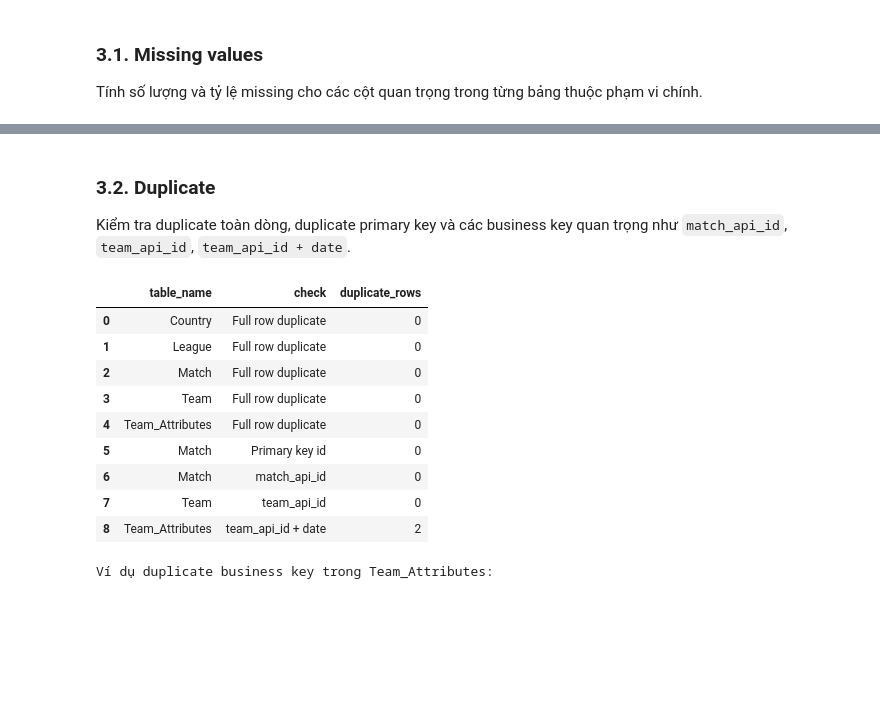
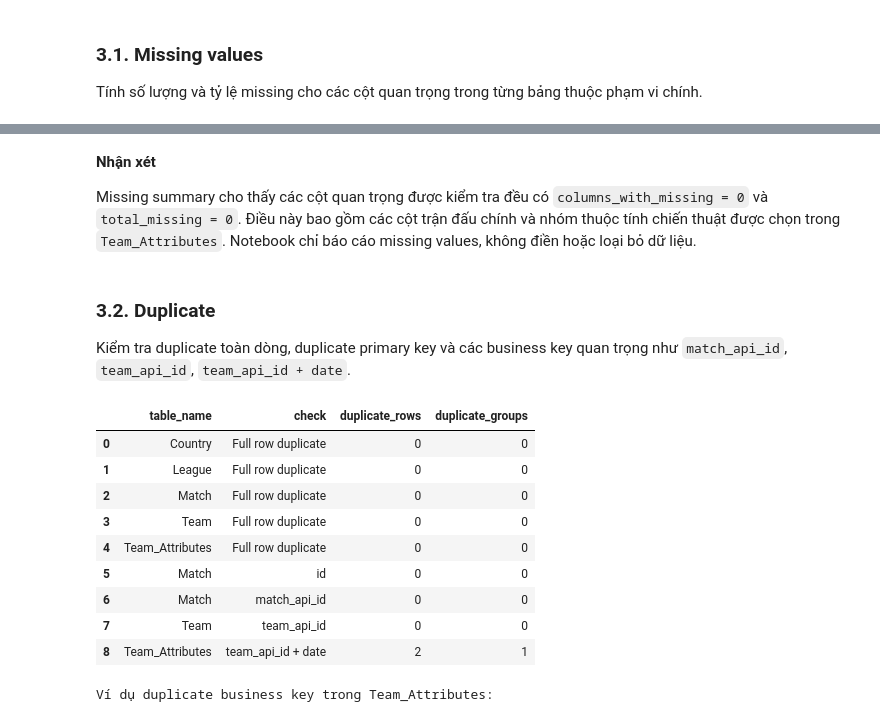
Before and after one commit to TruongQuangPhat/european-soccer-dashboard, a Jupyter notebook: notebooks/data_exploration.ipynb, the cells around one changed output, grey strips where cells are left out. Cells and saved outputs as stored; diff of their text form; code cells hidden in the pictures; blank space fills up the shorter version.

```diff
--- a/notebooks/data_exploration.ipynb
+++ b/notebooks/data_exploration.ipynb
@@ -56,11 +79,12 @@ shape_summary = pd.DataFrame([
     {"table_name": table_name, "row_count": df.shape[0], "column_count": df.shape[1]}
     for table_name, df in dataframes.items()
 ])
+
 display(shape_summary)
-
-for table_name, df in dataframes.items():
-    print(f"\nPreview: {table_name}")
-    display(df.head())
+print("Match preview:")
+display(match.head())
+print("\nTeam_Attributes preview:")
+display(team_attributes.head())
 # %% [output]
 |  | table_name | row_count | column_count |
 | 0 | Country | 11 | 2 |
@@ -399,35 +382,52 @@ Các cột quan trọng của `Match` như league, season, date, đội nhà/đ
+# %% [markdown]
+**Nhận xét**
+
+Missing summary cho thấy các cột quan trọng được kiểm tra đều có `columns_with_missing = 0` và `total_missing = 0`. Điều này bao gồm các cột trận đấu chính và nhóm thuộc tính chiến thuật được chọn trong `Team_Attributes`. Notebook chỉ báo cáo missing values, không điền hoặc loại bỏ dữ liệu.
 # %% [markdown]
 ### 3.2. Duplicate
 
 Kiểm tra duplicate toàn dòng, duplicate primary key và các business key quan trọng như `match_api_id`, `team_api_id`, `team_api_id + date`.
 # %%
-def duplicate_count(df: pd.DataFrame, subset: list[str] | None = None) -> int:
-    return int(df.duplicated(subset=subset, keep=False).sum())
+def full_row_duplicate_count(dataframe: pd.DataFrame) -> int:
+    return int(dataframe.duplicated(keep=False).sum())
 
-duplicate_report = pd.DataFrame([
-    {"table_name": "Country", "check": "Full row duplicate", "duplicate_rows": duplicate_count(country)},
-    {"table_name": "League", "check": "Full row duplicate", "duplicate_rows": duplicate_count(league)},
-    {"table_name": "Match", "check": "Full row duplicate", "duplicate_rows": duplicate_count(match)},
-    {"table_name": "Team", "check": "Full row duplicate", "duplicate_rows": duplicate_count(team)},
-    {"table_name": "Team_Attributes", "check": "Full row duplicate", "duplicate_rows": duplicate_count(team_attributes)},
-    {"table_name": "Match", "check": "Primary key id", "duplicate_rows": duplicate_count(match, ["id"])},
-    {"table_name": "Match", "check": "match_api_id", "duplicate_rows": duplicate_count(match, ["match_api_id"])},
-    {"table_name": "Team", "check": "team_api_id", "duplicate_rows": duplicate_count(team, ["team_api_id"])},
-    {"table_name": "Team_Attributes", "check": "team_api_id + date", "duplicate_rows": duplicate_count(team_attributes, ["team_api_id", "date"])},
-])
 
+duplicate_checks = [
+    {"table_name": "Country", "check": "Full row duplicate", "duplicate_rows": full_row_duplicate_count(country), "duplicate_groups": 0},
+    {"table_name": "League", "check": "Full row duplicate", "duplicate_rows": full_row_duplicate_count(league), "duplicate_groups": 0},
+    {"table_name": "Match", "check": "Full row duplicate", "duplicate_rows": full_row_duplicate_count(match), "duplicate_groups": 0},
+    {"table_name": "Team", "check": "Full row duplicate", "duplicate_rows": full_row_duplicate_count(team), "duplicate_groups": 0},
+    {"table_name": "Team_Attributes", "check": "Full row duplicate", "duplicate_rows": full_row_duplicate_count(team_attributes), "duplicate_groups": 0},
+]
+for table_name, df, key_columns in [
+    ("Match", match, ["id"]),
+    ("Match", match, ["match_api_id"]),
+    ("Team", team, ["team_api_id"]),
+    ("Team_Attributes", team_attributes, ["team_api_id", "date"]),
+]:
+    duplicate_checks.append(
+        {
+            "table_name": table_name,
+            "check": " + ".join(key_columns),
+            **summarize_duplicate_key(df, key_columns),
+        }
+    )
+
+duplicate_report = pd.DataFrame(duplicate_checks)[
+    ["table_name", "check", "duplicate_rows", "duplicate_groups"]
+]
 display(duplicate_report)
 # %% [output]
-|  | table_name | check | duplicate_rows |
-| 0 | Country | Full row duplicate | 0 |
-| 1 | League | Full row duplicate | 0 |
-| 2 | Match | Full row duplicate | 0 |
-| 3 | Team | Full row duplicate | 0 |
-| 4 | Team_Attributes | Full row duplicate | 0 |
-| 5 | Match | Primary key id | 0 |
-| 6 | Match | match_api_id | 0 |
-| 7 | Team | team_api_id | 0 |
-| 8 | Team_Attributes | team_api_id + date | 2 |
+|  | table_name | check | duplicate_rows | duplicate_groups |
+| 0 | Country | Full row duplicate | 0 | 0 |
+| 1 | League | Full row duplicate | 0 | 0 |
+| 2 | Match | Full row duplicate | 0 | 0 |
+| 3 | Team | Full row duplicate | 0 | 0 |
+| 4 | Team_Attributes | Full row duplicate | 0 | 0 |
+| 5 | Match | id | 0 | 0 |
+| 6 | Match | match_api_id | 0 | 0 |
+| 7 | Team | team_api_id | 0 | 0 |
+| 8 | Team_Attributes | team_api_id + date | 2 | 1 |
 # %%
 team_attribute_duplicate_examples = team_attributes.loc[team_attributes.duplicated(subset=["team_api_id", "date"], keep=False)].sort_values(["team_api_id", "date"])
 print("Ví dụ duplicate business key trong Team_Attributes:")
```
Also changed, not shown: parts of 24 cells of this notebook, 3 other files.
